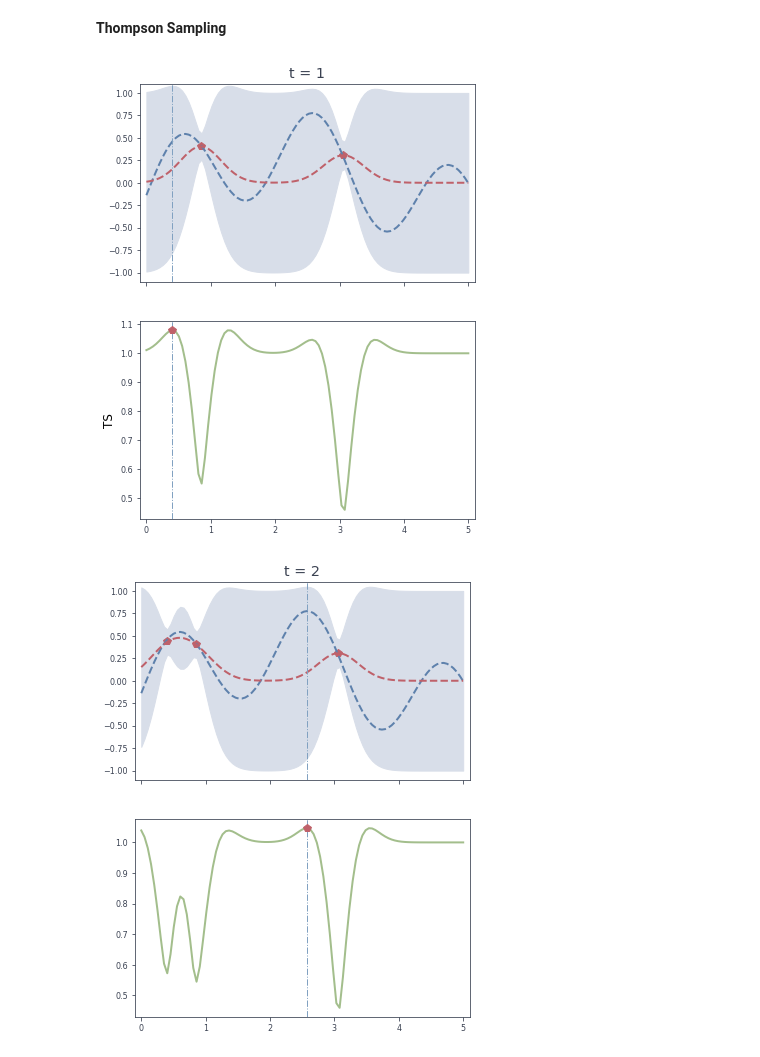
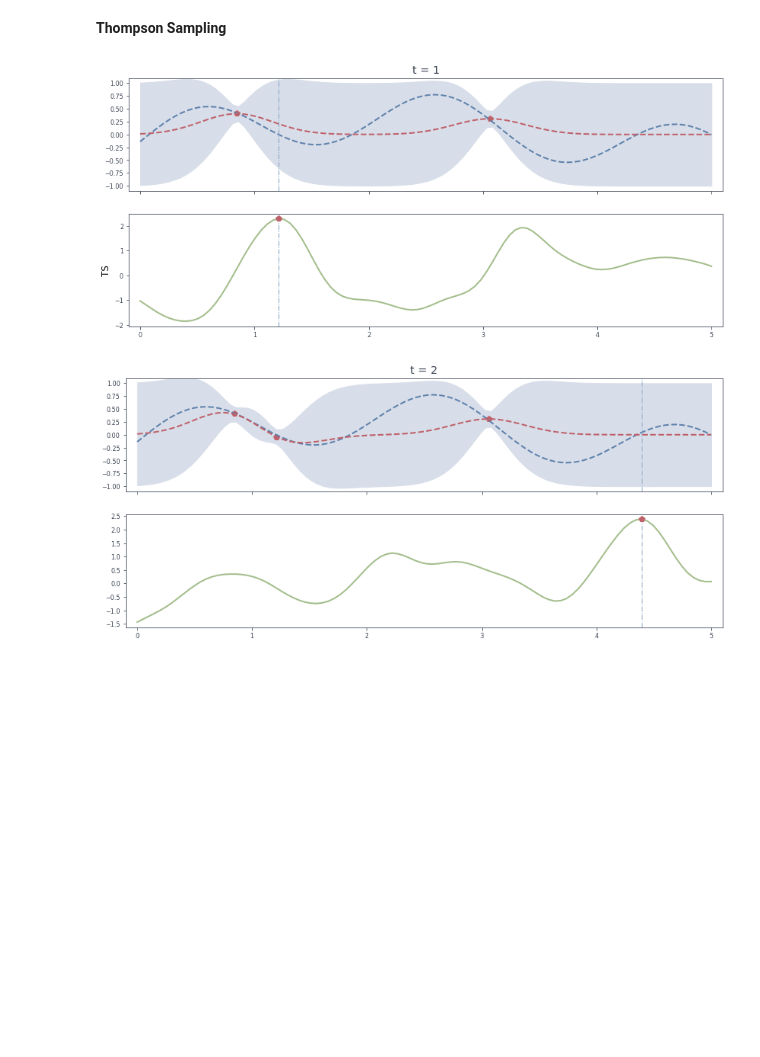
Before and after one commit to jovoni/MAB, a Jupyter notebook: GP_MAB.ipynb, the cells around one changed output. Cells and saved outputs as stored; diff of their text form; code cells hidden in the pictures; blank space fills up the shorter version.

```diff
--- a/GP_MAB.ipynb
+++ b/GP_MAB.ipynb
@@ -108,7 +108,7 @@ plt.rcParams['lines.linewidth'] = 2
 plt.rcParams['xtick.labelsize'] = 8
 plt.rcParams['ytick.labelsize'] = 8
 plt.rcParams['font.size'] = 12
-plt.rcParams['figure.figsize'] = (6, 8)
+plt.rcParams['figure.figsize'] = (14, 6)
 # %% [markdown]
 **UCB**
 # %%
@@ -134,5 +134,5 @@ y_gpucb = copy.deepcopy(y)
 Xtest_gpucb = copy.deepcopy(Xtest)
 
 for t in range(it):
-    X_gpucb,y_gpucb = update_GP(X_gpucb,y_gpucb,Xtest_gpucb,f,noise,UCB,kernel,xmin-0.1,xmax+0.1,ymin,ymax,it=t+1,eps=0.1,save=False,method='GP_UCB')
+    X_gpucb,y_gpucb = update_GP(X_gpucb,y_gpucb,Xtest_gpucb,f,noise,GP_UCB,kernel,xmin-0.1,xmax+0.1,ymin,ymax,it=t+1,eps=0.1,save=False,method='GP_UCB')
 # %% [output]
@@ -149,5 +149,5 @@ y_pi = copy.deepcopy(y)
 Xtest_pi = copy.deepcopy(Xtest)
 
 for t in range(it):
-    X_pi,y_pi = update_GP(X_pi,y_pi,Xtest_pi,f,noise,UCB,kernel,xmin-0.1,xmax+0.1,ymin,ymax,it=t+1,eps=0.1,save=False,method='PI')
+    X_pi,y_pi = update_GP(X_pi,y_pi,Xtest_pi,f,noise,PI,kernel,xmin-0.1,xmax+0.1,ymin,ymax,it=t+1,eps=0.1,save=False,method='PI')
 # %% [output]
@@ -164,5 +164,5 @@ y_ei = copy.deepcopy(y)
 Xtest_ei = copy.deepcopy(Xtest)
 
 for t in range(it):
-    X_ei,y_ei = update_GP(X_ei,y_ei,Xtest_ei,f,noise,UCB,kernel,xmin-0.1,xmax+0.1,ymin,ymax,it=t+1,eps=0.1,save=False,method='EI')
+    X_ei,y_ei = update_GP(X_ei,y_ei,Xtest_ei,f,noise,EI,kernel,xmin-0.1,xmax+0.1,ymin,ymax,it=t+1,eps=0.1,save=False,method='EI')
 # %% [output]
@@ -176,10 +176,10 @@ for t in range(it):
 # %%
 X_ts = copy.deepcopy(X)
 y_ts = copy.deepcopy(y)
 Xtest_ts = copy.deepcopy(Xtest)
 
 for t in range(it):
-    X_ts,y_ts = update_GP(X_ts,y_ts,Xtest_ts,f,noise,UCB,kernel,xmin-0.1,xmax+0.1,ymin,ymax,it=t+1,eps=0.1,save=False,method='TS')
+    X_ts,y_ts = update_GP(X_ts,y_ts,Xtest_ts,f,noise,TS,kernel,xmin-0.1,xmax+0.1,ymin,ymax,it=t+1,eps=0.1,save=False,method='TS')
 # %% [output]
-[figure, old version]
+[figure, new version]
-[figure, old version]
+[figure, new version]
```
Also changed, not shown: parts of 5 cells of this notebook, 3 other files.
